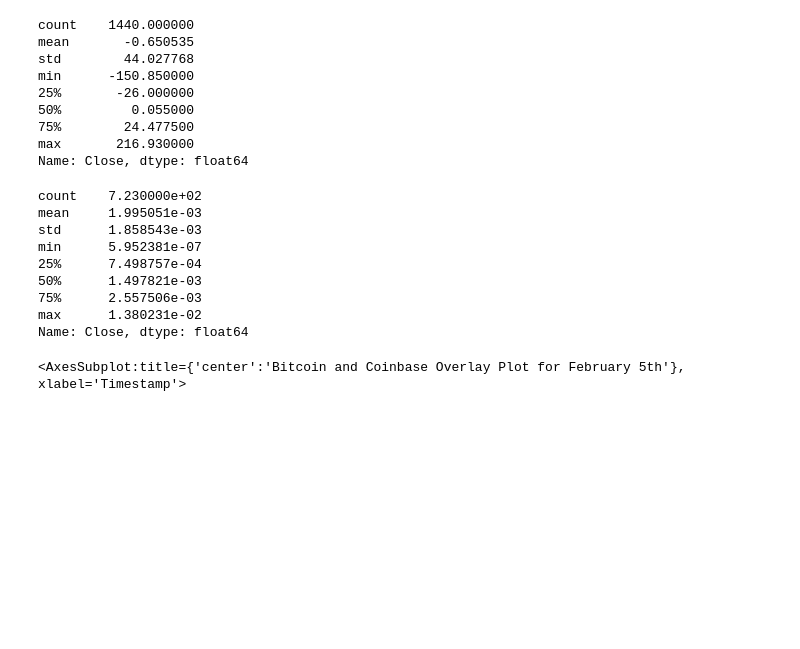
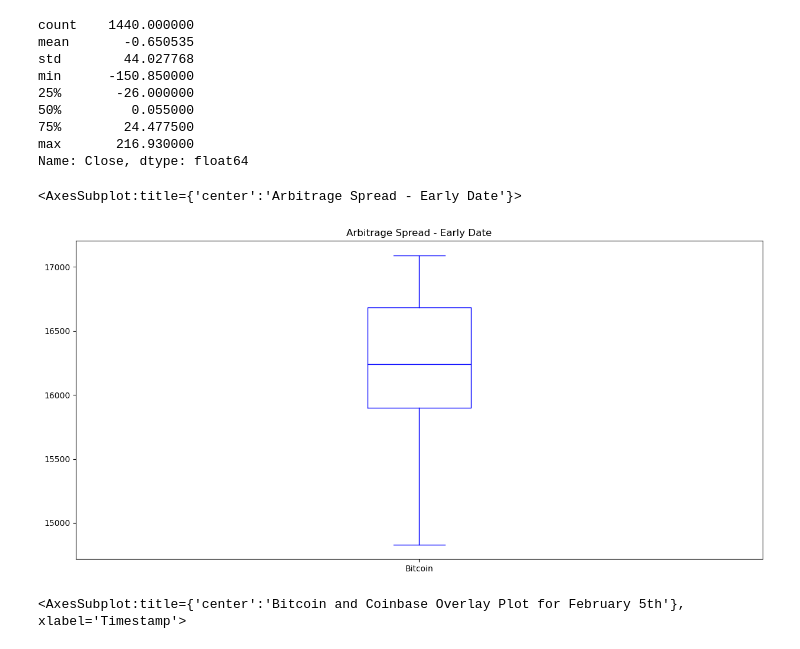
Before and after one commit to bh63/Assignment_3_arbitrage, a Jupyter notebook: crypto_arbitrage.ipynb, the cells around one changed output. Drawn from its saved outputs; the diff is of its cells as text; code cells hidden in the pictures; blank space fills up the shorter version.

```diff
--- a/crypto_arbitrage.ipynb
+++ b/crypto_arbitrage.ipynb
@@ -375,18 +395,11 @@ max       216.930000
 Name: Close, dtype: float64
 # %%
 # Visualize the arbitrage spread from early in the dataset in a box plot
-spread_return_early = arbitrage_spread_early[arbitrage_spread_early>0] / bitstamp_sliced['Close'].loc['2018-01-05']
-spread_return_early.describe()
+bitstamp_sliced['Close'].loc['2018-01-05'].plot.box(legend=True, figsize=(15, 7),
+                         title="Arbitrage Spread - Early Date", color="blue", label="Bitcoin")
 # %% [output]
-count    7.230000e+02
-mean     1.995051e-03
-std      1.858543e-03
-min      5.952381e-07
-25%      7.498757e-04
-50%      1.497821e-03
-75%      2.557506e-03
-max      1.380231e-02
-Name: Close, dtype: float64
+<AxesSubplot:title={'center':'Arbitrage Spread - Early Date'}>
+[figure, added]
 # %%
 # Create an overlay plot that visualizes the two dataframes over a period of one day from the middle of the dataset.
 # Be sure that the plots include the parameters `legend`, `figsize`, `title`, `color` and `label`
```
Also changed, not shown: parts of 30 cells of this notebook.
